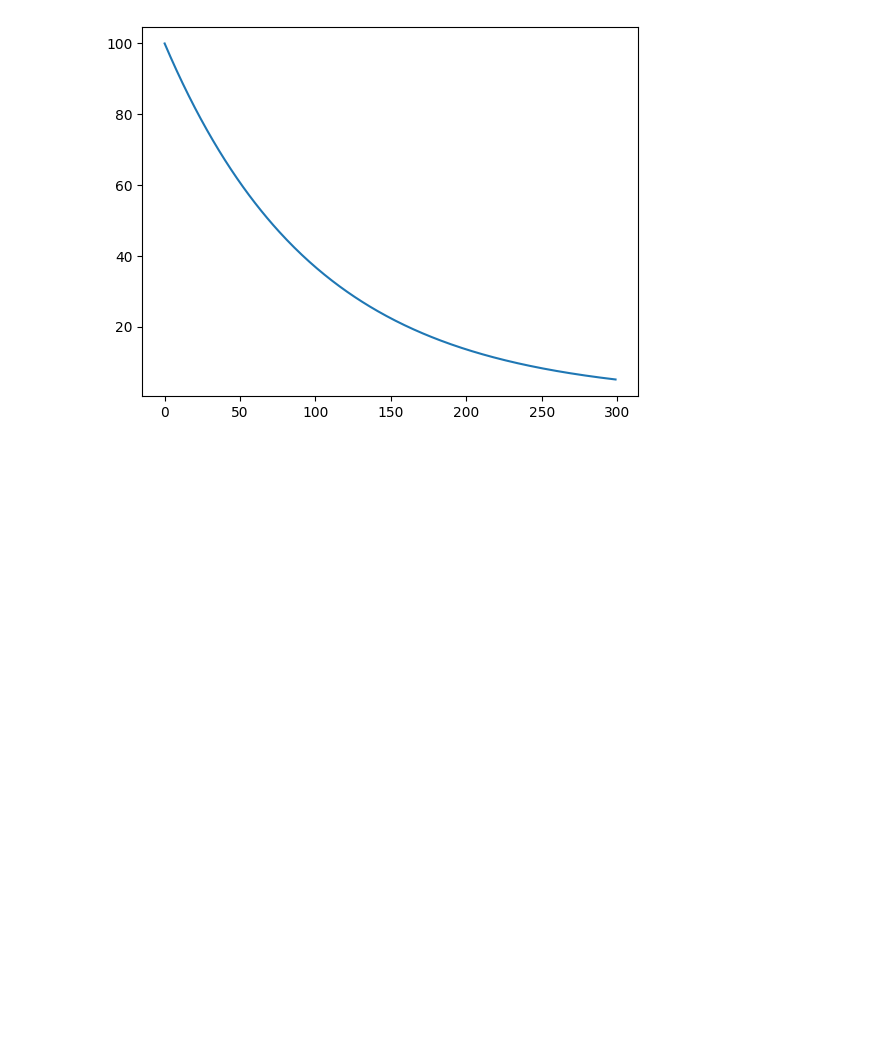
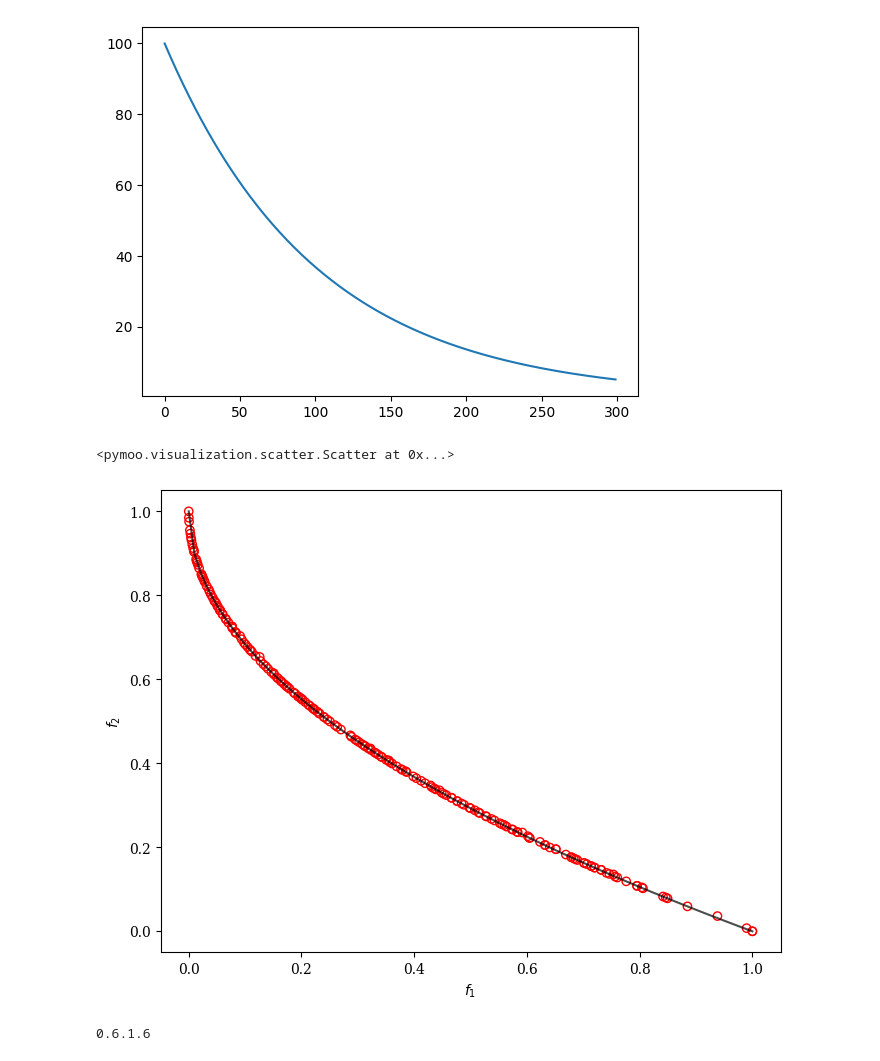
Before and after one commit to LouisDonaldson/Streamlit-NSGA-III, a Jupyter notebook: env_test.ipynb, the cells around one changed output. Saved outputs shown, nothing was run; the diff lists cells and outputs as text; code cells hidden in the pictures; blank space fills up the shorter version.

Commit message:
added particle swarm optimisation (MOPSO-CD)

```diff
--- a/env_test.ipynb
+++ b/env_test.ipynb
@@ -106,3 +106,39 @@ plt.plot(turbine_health_decrease_list)
 # %% [output]
 [<matplotlib.lines.Line2D at 0x...>]
 [figure]
+# %%
+from pymoo.algorithms.moo.mopso_cd import MOPSO_CD
+from pymoo.problems import get_problem
+from pymoo.optimize import minimize
+from pymoo.visualization.scatter import Scatter
+
+problem = get_problem("zdt1")
+
+algorithm = MOPSO_CD(
+    pop_size=100,
+    w=0.6,
+    c1=2.0,
+    c2=2.0,
+    max_velocity_rate=0.5,
+    archive_size=200,
+    seed=1
+)
+
+res = minimize(problem,
+               algorithm,
+               ('n_gen', 200),
+               seed=1,
+               verbose=False)
+
+plot = Scatter()
+plot.add(problem.pareto_front(), plot_type="line", color="black", alpha=0.7)
+plot.add(res.F, facecolor="none", edgecolor="red")
+plot.show()
+# %% [output]
+<pymoo.visualization.scatter.Scatter at 0x...>
+[figure, added]
+# %%
+import pymoo
+print(pymoo.__version__)
+# %% [output]
+0.6.1.6
```
Also changed, not shown: 2 other files.
